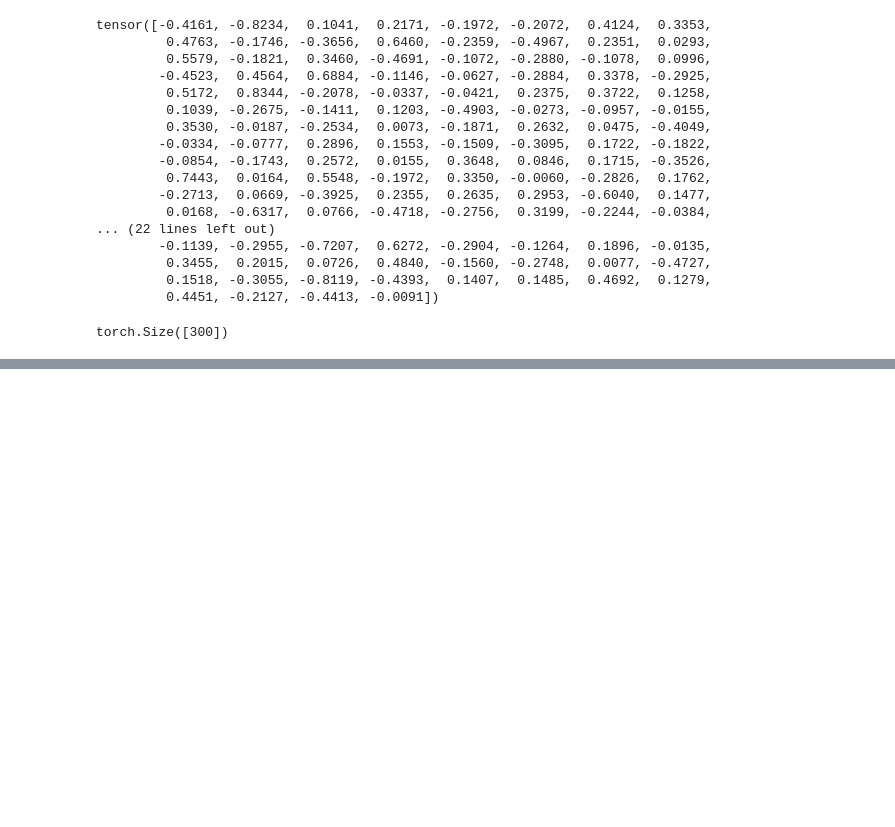
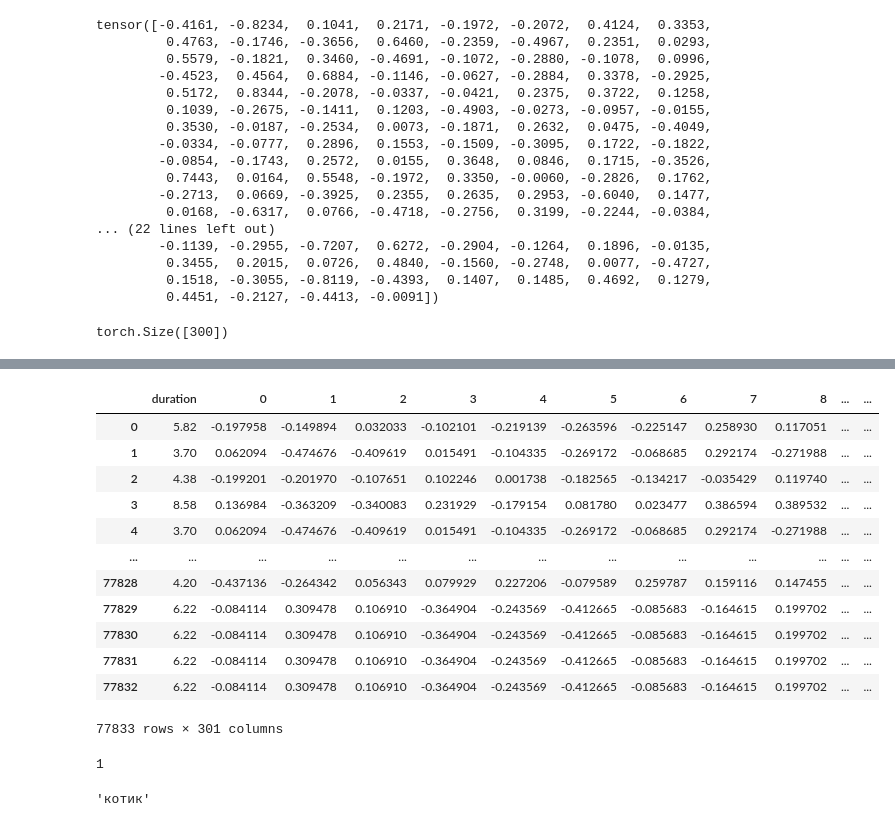
Before and after one commit to Kislv/MastersDegreeProject, a Jupyter notebook: test_hypotheses.ipynb, the cells around one changed output, grey strips where cells are left out. Cells and saved outputs as stored; diff of their text form; code cells hidden in the pictures; blank space fills up the shorter version.

Commit message:
add normalization of tokens

```diff
--- a/test_hypotheses.ipynb
+++ b/test_hypotheses.ipynb
@@ -67,7 +69,7 @@ def word_to_emb(emb, vocab, word_or_words: Union[str, list[str]]) -> torch.Tenso
         return single_word_to_emb(emb, vocab, word_or_words)
 
 example_word = 'кот'
-default_embedding_size = word_to_emb(emb, vocab, example_word).shape
+default_embedding_size = word_to_emb(emb, vocab, example_word).shape.numel()
 word_to_emb(emb, vocab, example_word)
 # word_to_emb(emb, vocab, ['витя', 'ваня'])
 # %% [output]
@@ -115,3 +111,3 @@ for text in duration_text['speaker_text']:
 # %%
 text_bags_of_words_df = pd.DataFrame(text_bags_of_words, dtype='float')
-text_bags_of_words_df.head()
+duration_text_bags_of_words_df = pd.concat((duration_text, text_bags_of_words_df), axis=1)
@@ -129,0 +132,18 @@ text_bags_of_words_df.shape
+# %%
+embedding_feature_names = np.arange(0, default_embedding_size).tolist()
+duration_embeddings_names = [duration_column_name] + embedding_feature_names
+duration_text_bags_of_words_df[duration_embeddings_names]
+# %% [output]
+|  | duration | 0 | 1 | 2 | 3 | 4 | 5 | 6 | 7 | 8 | ... | ... |
+| 0 | 5.82 | -0.197958 | -0.149894 | 0.032033 | -0.102101 | -0.219139 | -0.263596 | -0.225147 | 0.258930 | 0.117051 | ... | ... |
+| 1 | 3.70 | 0.062094 | -0.474676 | -0.409619 | 0.015491 | -0.104335 | -0.269172 | -0.068685 | 0.292174 | -0.271988 | ... | ... |
+| 2 | 4.38 | -0.199201 | -0.201970 | -0.107651 | 0.102246 | 0.001738 | -0.182565 | -0.134217 | -0.035429 | 0.119740 | ... | ... |
+| 3 | 8.58 | 0.136984 | -0.363209 | -0.340083 | 0.231929 | -0.179154 | 0.081780 | 0.023477 | 0.386594 | 0.389532 | ... | ... |
+| 4 | 3.70 | 0.062094 | -0.474676 | -0.409619 | 0.015491 | -0.104335 | -0.269172 | -0.068685 | 0.292174 | -0.271988 | ... | ... |
+| ... | ... | ... | ... | ... | ... | ... | ... | ... | ... | ... | ... | ... |
+| 77828 | 4.20 | -0.437136 | -0.264342 | 0.056343 | 0.079929 | 0.227206 | -0.079589 | 0.259787 | 0.159116 | 0.147455 | ... | ... |
+| 77829 | 6.22 | -0.084114 | 0.309478 | 0.106910 | -0.364904 | -0.243569 | -0.412665 | -0.085683 | -0.164615 | 0.199702 | ... | ... |
+| 77830 | 6.22 | -0.084114 | 0.309478 | 0.106910 | -0.364904 | -0.243569 | -0.412665 | -0.085683 | -0.164615 | 0.199702 | ... | ... |
+| 77831 | 6.22 | -0.084114 | 0.309478 | 0.106910 | -0.364904 | -0.243569 | -0.412665 | -0.085683 | -0.164615 | 0.199702 | ... | ... |
+| 77832 | 6.22 | -0.084114 | 0.309478 | 0.106910 | -0.364904 | -0.243569 | -0.412665 | -0.085683 | -0.164615 | 0.199702 | ... | ... |
+77833 rows × 301 columns
@@ -129,0 +152,7 @@ text_bags_of_words_df.shape
+# %%
+embedding_threshold = 0.1
+
+(embeddings_corr[duration_column_name].abs() > embedding_threshold).sum()
+# embeddings_corr[duration_column_name].abs()
+# %% [output]
+1
@@ -129,0 +199,12 @@ text_bags_of_words_df.shape
+# %%
+
+# Инициализируем pymorphy2
+morph = pymorphy3.MorphAnalyzer()
+
+# Лемматизируем текст
+text = "котики"
+# lemmatized_text = [morph.parse(word)[0].normal_form for word in text.split()]
+morph.parse(text)[0].normal_form
+# print(lemmatized_text)
+# %% [output]
+'котик'
```
Also changed, not shown: parts of 12 cells of this notebook.
